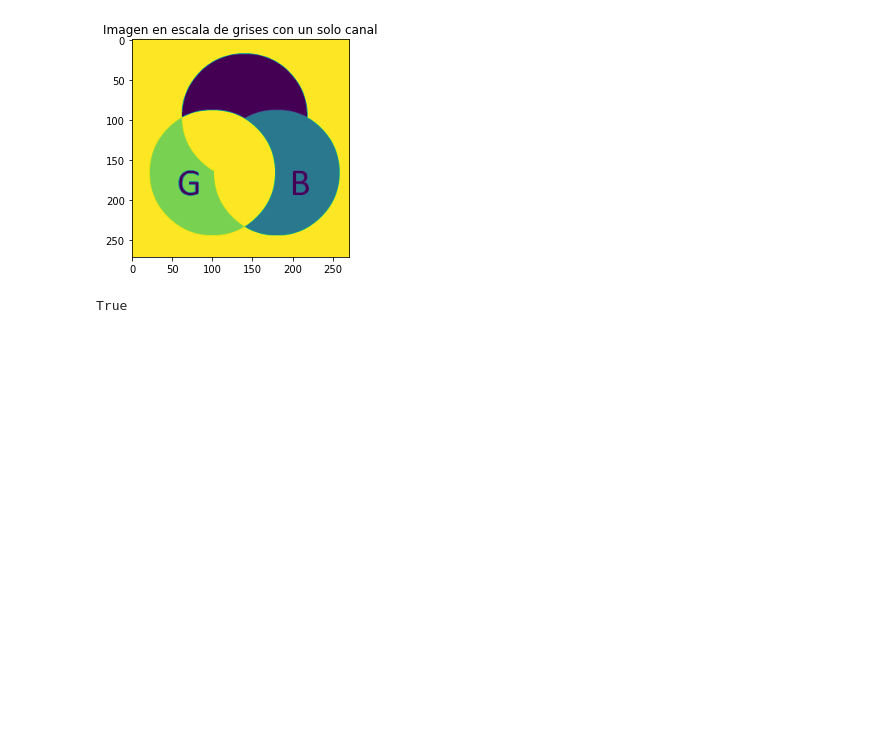
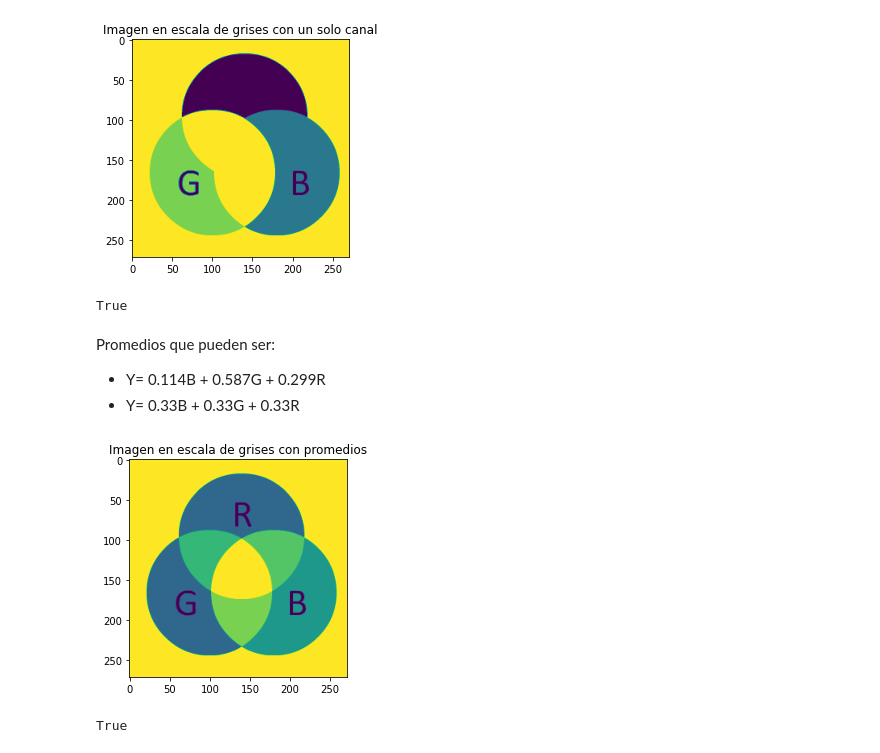
Before and after one commit to genomorro/unir, a Jupyter notebook: test.ipynb, the cells around one changed output. Drawn from its saved outputs; the diff is of its cells as text; code cells hidden in the pictures; blank space fills up the shorter version.

```diff
--- a/test.ipynb
+++ b/test.ipynb
@@ -36,3 +36,17 @@ cv.imwrite('out/gs-1c.png', grayscale)
 # %% [output]
 [figure]
 True
+# %% [markdown]
+Promedios que pueden ser:
+- Y= 0.114B + 0.587G + 0.299R
+- Y= 0.33B + 0.33G + 0.33R
+# %%
+grayscale = 0.33*im[:,:,0] + 0.33*im[:,:,1] + 0.33*im[:,:,2]
+grayscale = grayscale.astype(np.uint8)
+plt.imshow(grayscale)
+plt.title("Imagen en escala de grises con promedios")
+plt.show()
+cv.imwrite('out/gs-p.png', grayscale)
+# %% [output]
+[figure, added]
+True
```
Also changed, not shown: parts of 1 cell of this notebook, 1 other file.
